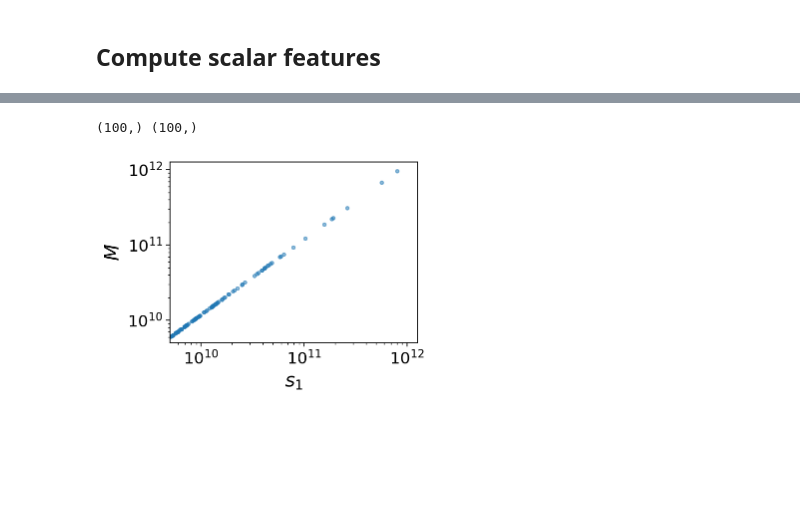
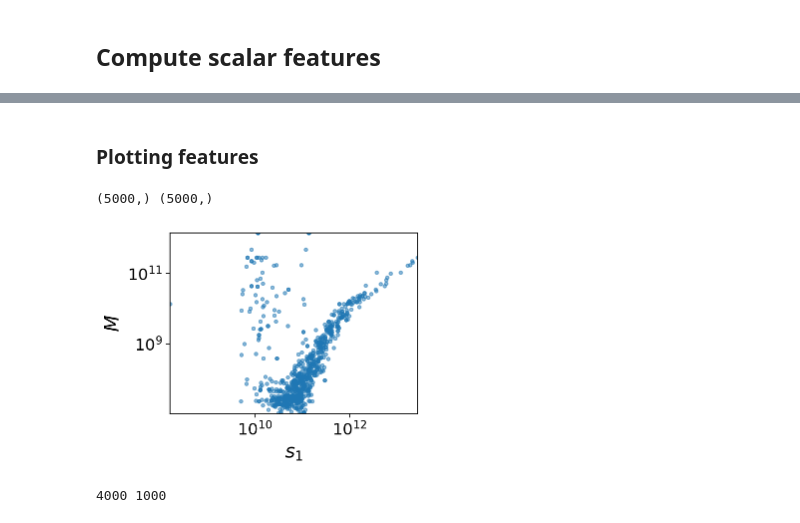
Before and after one commit to kstoreyf/equivariant-cosmology, a Jupyter notebook: notebooks/2021-12-15_featurize_tng.ipynb, the cells around one changed output, grey strips where cells are left out. Drawn from its saved outputs; the diff is of its cells as text; code cells hidden in the pictures; blank space fills up the shorter version.

```diff
--- a/notebooks/2021-12-15_featurize_tng.ipynb
+++ b/notebooks/2021-12-15_featurize_tng.ipynb
@@ -147,7 +151,8 @@ for i_hd, halo_dict in enumerate(halo_dicts):
 # %% [markdown]
 ## Compute scalar features
 # %%
-N_halos_subset = 100
+N_halos_subset = 5000
+print(N_halos)
 
 idx_subset = np.random.choice(idx_halos_in_halodict, size=N_halos_subset)
 halo_dicts_subset = halo_dicts[idx_subset]
@@ -163,0 +162,7 @@ n_arr = np.arange(n_rbins)
+# %%
+r_edges = np.array([0,1000]) #in ckpc/h. Typical halo sizes 50-200 ckpc/h. boxsize 51.7 Mpc
+n_rbins = len(r_edges) - 1
+print(r_edges)
+
+l_arr = np.array([0, 1, 2, 3])
+n_arr = np.arange(n_rbins)
@@ -195,27 +193,2 @@ show_intermediate_plots = True
-# %%
-if show_intermediate_plots:
-    plt.figure(figsize=(4,3))
-
-    l = 0
-    #print(np.array(g_arrs_halos[:][l]).shape)
-    #print(y_scalar.shape)
-    s1_features = np.zeros(N_halos_subset)
-    for i_hd in range(N_halos_subset):
-        #print(g_arrs_halos[i_hd][l])
-        s1_features[i_hd] = g_arrs_halos[i_hd][l][0]
-    print(s1_features.shape, y_scalar_subset.shape)
-    plt.scatter(s1_features*mass_multiplier, y_scalar_subset*mass_multiplier, ls='-', marker='.', alpha=0.5)
-
-    plt.xscale('log')
-    plt.yscale('log')
-
-    plt.xlabel(r'$s_1$')
-    plt.ylabel(r'$M$')
-
-    plt.xlim([min(s1_features[np.nonzero(s1_features)])*mass_multiplier,
-              max(s1_features)*mass_multiplier])
-    plt.ylim([min(s1_features[np.nonzero(s1_features)])*mass_multiplier,
-          max(s1_features)*mass_multiplier])
-# %% [output]
-(100,) (100,)
-[figure, removed]
+# %% [markdown]
+### Plotting features
@@ -221,0 +202,27 @@ if show_intermediate_plots:
+# %%
+if show_intermediate_plots:
+    plt.figure(figsize=(4,3))
+
+    l = 0
+    #print(np.array(g_arrs_halos[:][l]).shape)
+    #print(y_scalar.shape)
+    s1_features = np.zeros(N_halos_subset)
+    for i_hd in range(N_halos_subset):
+        #print(g_arrs_halos[i_hd][l])
+        s1_features[i_hd] = g_arrs_halos[i_hd][l][0]
+    print(s1_features.shape, y_scalar_subset.shape)
+    plt.scatter(s1_features*mass_multiplier, y_scalar_subset*mass_multiplier, ls='-', marker='.', alpha=0.5)
+
+    plt.xscale('log')
+    plt.yscale('log')
+
+    plt.xlabel(r'$s_1$')
+    plt.ylabel(r'$M$')
+
+    plt.xlim([min(s1_features[np.nonzero(s1_features)])*mass_multiplier,
+              max(s1_features)*mass_multiplier])
+    plt.ylim([min(y_scalar_subset[np.nonzero(y_scalar_subset)])*mass_multiplier,
+              max(y_scalar_subset)*mass_multiplier])
+# %% [output]
+(5000,) (5000,)
+[figure, added]
@@ -221,0 +236,8 @@ if show_intermediate_plots:
+# %%
+frac_test = 0.2
+x_scalar_train, x_scalar_test, y_scalar_train, y_scalar_test = train_test_split(x_scalar, y_scalar_subset, test_size=frac_test, random_state=42)
+n_train = len(x_scalar_train)
+n_test = len(x_scalar_test)
+print(n_train, n_test)
+# %% [output]
+4000 1000
```
Also changed, not shown: parts of 20 cells of this notebook.
